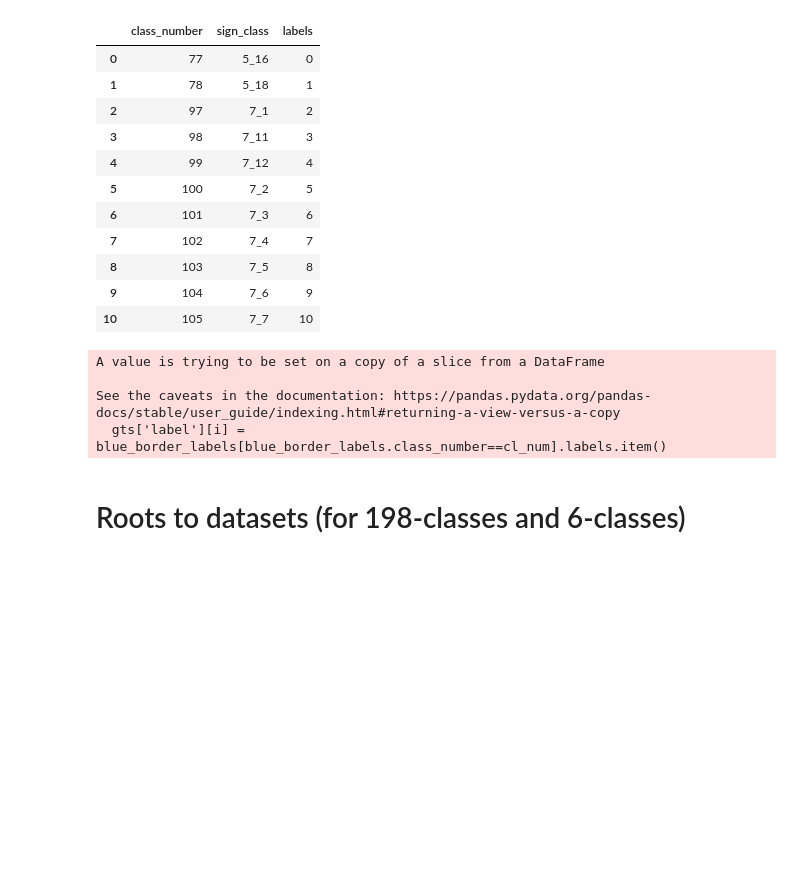
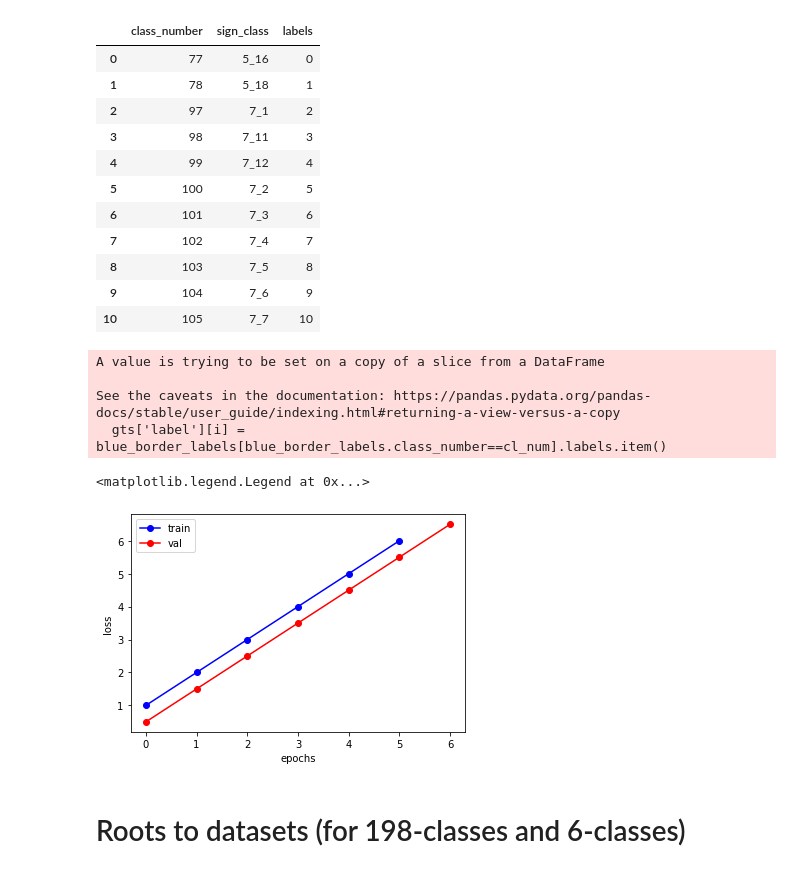
Before and after one commit to yursur/Traffic_sign_detection_pytorch, a Jupyter notebook: notebooks/Signs.ipynb, the cells around one changed output. Saved outputs shown, nothing was run; the diff lists cells and outputs as text; code cells hidden in the pictures; blank space fills up the shorter version.

```diff
--- a/notebooks/Signs.ipynb
+++ b/notebooks/Signs.ipynb
@@ -195,6 +195,16 @@ A value is trying to be set on a copy of a slice from a DataFrame
 
 See the caveats in the documentation: https://pandas.pydata.org/pandas-docs/stable/user_guide/indexing.html#returning-a-view-versus-a-copy
   gts['label'][i] = blue_border_labels[blue_border_labels.class_number==cl_num].labels.item()
+# %%
+fig_1, loss_ax = plt.subplots()
+loss_ax.plot([1,2,3,4,5,6], color='blue', label='train', marker='o')
+loss_ax.plot([0.5,1.5,2.5,3.5,4.5,5.5,6.5], color='red', label='val', marker='o')
+loss_ax.set_xlabel('epochs')
+loss_ax.set_ylabel('loss')
+loss_ax.legend()
+# %% [output]
+<matplotlib.legend.Legend at 0x...>
+[figure, added]
 # %%
 class SmoothedValue(object):
     """Track a series of values and provide access to smoothed values over a
```
